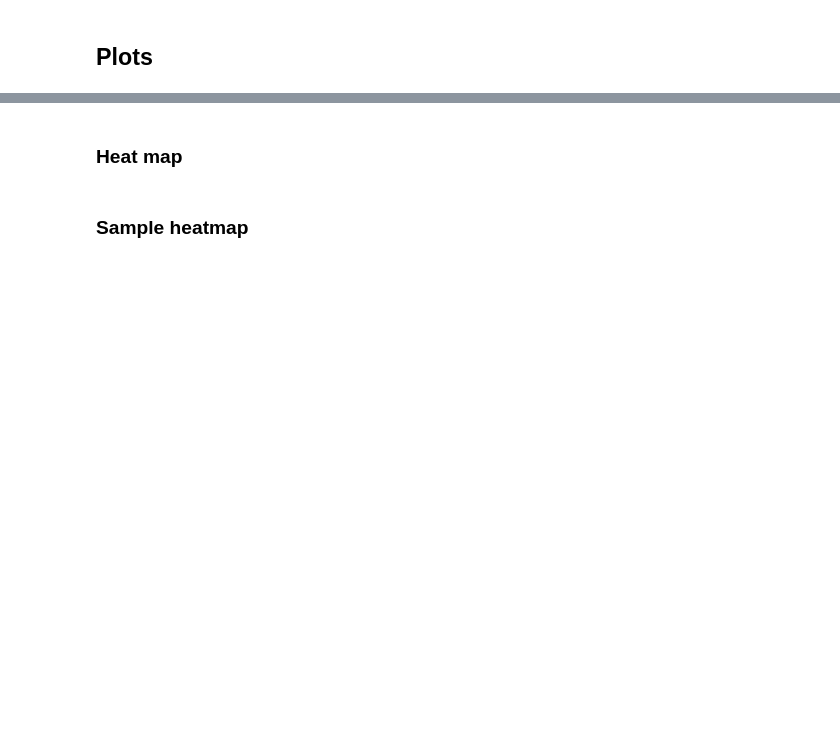
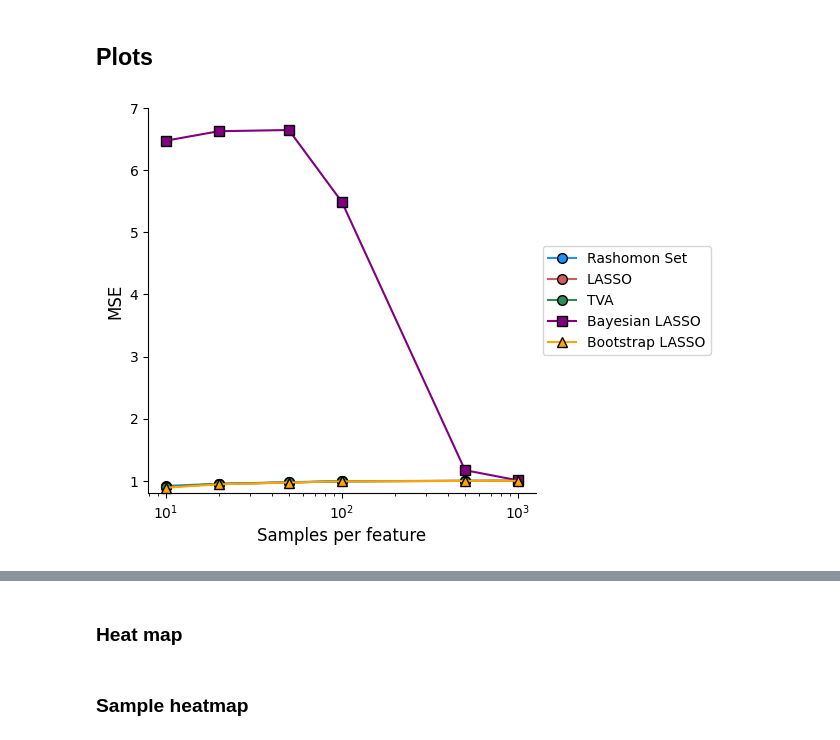
Before and after one commit to AparaV/rashomon-partition-sets, a Jupyter notebook: Code/analyze_simulation_1.ipynb, the cells around one changed output, grey strips where cells are left out. Drawn from its saved outputs; the diff is of its cells as text; code cells hidden in the pictures; blank space fills up the shorter version.

Commit message:
Update plots for F2

```diff
--- a/Code/analyze_simulation_1.ipynb
+++ b/Code/analyze_simulation_1.ipynb
@@ -204,34 +278,37 @@ ax.plot(rashomon_df["n_per_pol"], rashomon_df["MSE_mean"],
         label="Rashomon Set")
 
 ax.plot(lasso_df["n_per_pol"], lasso_df["MSE_mean"],
         color="indianred", zorder=3, clip_on=False,
         marker="o", markeredgecolor="black", markersize=7,
         label="LASSO")
 
 ax.plot(tva_df["n_per_pol"], tva_df["MSE_mean"],
         color="seagreen", zorder=3.5, clip_on=False,
         marker="o", markeredgecolor="black", markersize=7,
         label="TVA")
 
 ax.plot(blasso_df["n_per_pol"], blasso_df["MSE_mean"],
         color="purple", zorder=3.5, clip_on=False,
         marker="s", markeredgecolor="black", markersize=7,
         label="Bayesian LASSO")
 
 ax.plot(bootstrap_df["n_per_pol"], bootstrap_df["MSE_mean"],
         color="orange", zorder=3.5, clip_on=False,
         marker="^", markeredgecolor="black", markersize=7,
         label="Bootstrap LASSO")
 
 ax.set_xscale("log")
 ax.set_xlabel("Samples per feature", fontsize=12)
-ax.set_ylim(0.8, 1.1)
+ax.set_ylim(0.8, 7)
+# ax.set_yscale("log")
 ax.set_ylabel("MSE", fontsize=12)
 
 ax.legend(loc="center left", bbox_to_anchor=(1, 0.5))
 
 plt.savefig("../Figures/worst_case/MSE.png", dpi=300, bbox_inches="tight")
 plt.show()
+# %% [output]
+[figure, added]
 # %%
 fig, ax = plt.subplots(figsize=(5,5))
 
```
Also changed, not shown: parts of 18 cells of this notebook, 5 other files.
